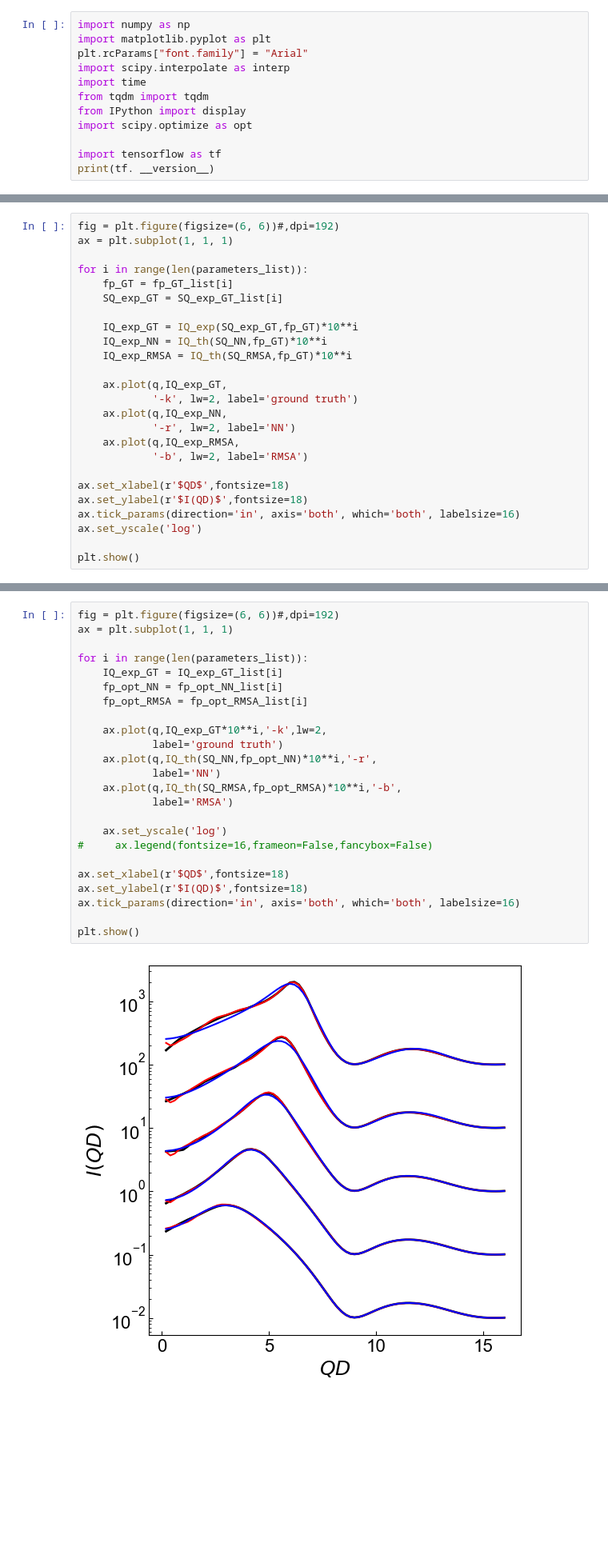
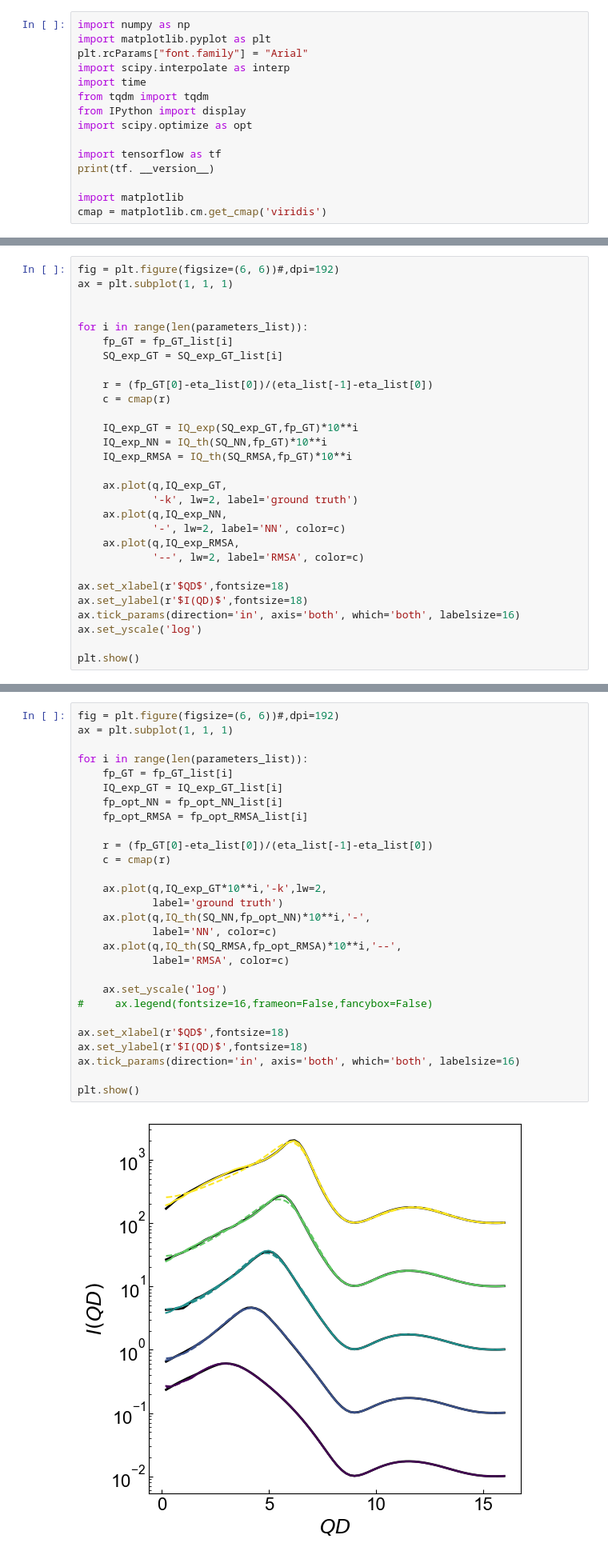
Before and after one commit to ch-tung/SQ_VAE, a Jupyter notebook: direct_param_SQ/Fit_IQ_batch.ipynb, the cells around one changed output, grey strips where cells are left out. Shown at 80% size. Saved outputs shown, nothing was run; the diff lists cells and outputs as text; blank space fills up the shorter version.

```diff
--- a/direct_param_SQ/Fit_IQ_batch.ipynb
+++ b/direct_param_SQ/Fit_IQ_batch.ipynb
@@ -10,6 +10,9 @@ import scipy.optimize as opt
 
 import tensorflow as tf
 print(tf. __version__)
+
+import matplotlib
+cmap = matplotlib.cm.get_cmap('viridis')
 # %% [output]
 2.10.0
 # %% [markdown]
@@ -249,9 +290,13 @@ SQ_exp_GT_list = [sq_rs[id_params(p),:][0] for p in parameters_list]
 fig = plt.figure(figsize=(6, 6))#,dpi=192)
 ax = plt.subplot(1, 1, 1)
 
+
 for i in range(len(parameters_list)):
     fp_GT = fp_GT_list[i]
     SQ_exp_GT = SQ_exp_GT_list[i]
+
+    r = (fp_GT[0]-eta_list[0])/(eta_list[-1]-eta_list[0])
+    c = cmap(r)
 
     IQ_exp_GT = IQ_exp(SQ_exp_GT,fp_GT)*10**i
     IQ_exp_NN = IQ_th(SQ_NN,fp_GT)*10**i
@@ -260,9 +305,9 @@ for i in range(len(parameters_list)):
     ax.plot(q,IQ_exp_GT,
             '-k', lw=2, label='ground truth')
     ax.plot(q,IQ_exp_NN,
-            '-r', lw=2, label='NN')
+            '-', lw=2, label='NN', color=c)
     ax.plot(q,IQ_exp_RMSA,
-            '-b', lw=2, label='RMSA')
+            '--', lw=2, label='RMSA', color=c)
 
 ax.set_xlabel(r'$QD$',fontsize=18)
 ax.set_ylabel(r'$I(QD)$',fontsize=18)
@@ -368,26 +375,30 @@ for i in range(len(parameters_list)):
 # %%
 fig = plt.figure(figsize=(6, 6))#,dpi=192)
 ax = plt.subplot(1, 1, 1)
 
 for i in range(len(parameters_list)):
+    fp_GT = fp_GT_list[i]
     IQ_exp_GT = IQ_exp_GT_list[i]
     fp_opt_NN = fp_opt_NN_list[i]
     fp_opt_RMSA = fp_opt_RMSA_list[i]
 
+    r = (fp_GT[0]-eta_list[0])/(eta_list[-1]-eta_list[0])
+    c = cmap(r)
+
     ax.plot(q,IQ_exp_GT*10**i,'-k',lw=2,
             label='ground truth')
-    ax.plot(q,IQ_th(SQ_NN,fp_opt_NN)*10**i,'-r',
-            label='NN')
-    ax.plot(q,IQ_th(SQ_RMSA,fp_opt_RMSA)*10**i,'-b',
-            label='RMSA')
+    ax.plot(q,IQ_th(SQ_NN,fp_opt_NN)*10**i,'-',
+            label='NN', color=c)
+    ax.plot(q,IQ_th(SQ_RMSA,fp_opt_RMSA)*10**i,'--',
+            label='RMSA', color=c)
 
     ax.set_yscale('log')
 #     ax.legend(fontsize=16,frameon=False,fancybox=False)
 
 ax.set_xlabel(r'$QD$',fontsize=18)
 ax.set_ylabel(r'$I(QD)$',fontsize=18)
 ax.tick_params(direction='in', axis='both', which='both', labelsize=16)
 
 plt.show()
 # %% [output]
-[figure, old version]
+[figure, new version]
```
Also changed, not shown: parts of 16 cells of this notebook, 1 other file.
